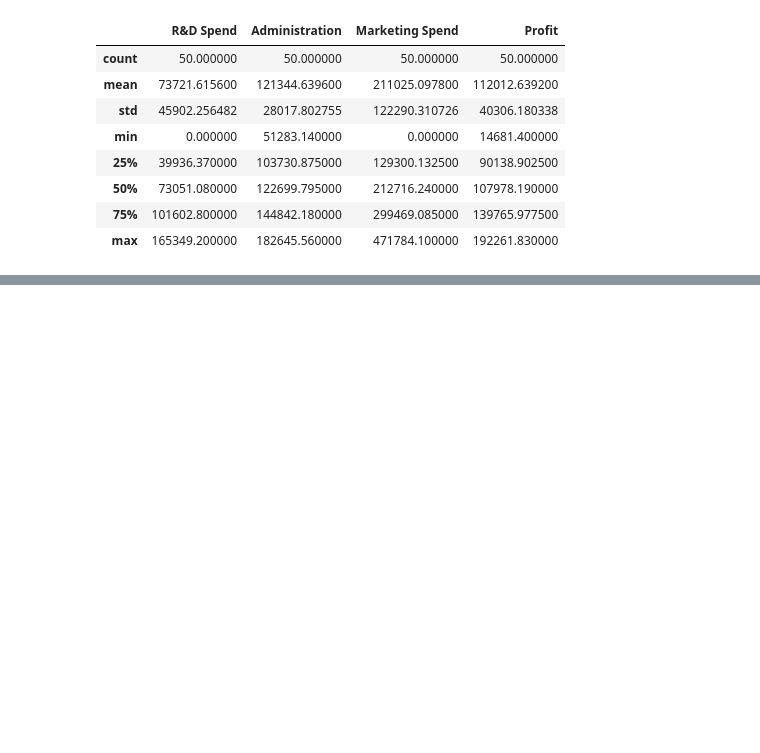
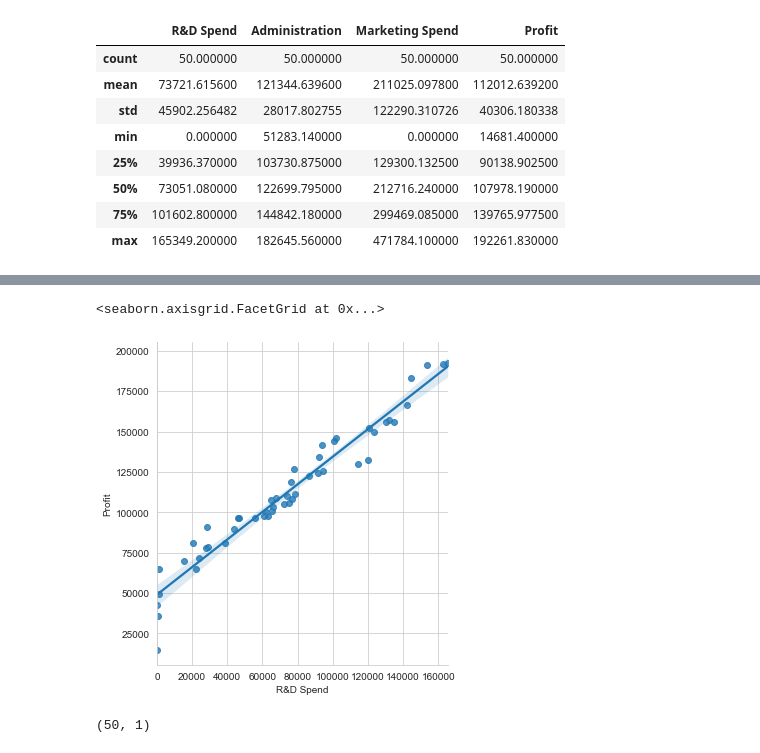
Before and after one commit to parikshitshinge/startup-profit-prediction-model, a Jupyter notebook: StartupsProfitPredictionModel.ipynb, the cells around one changed output, grey strips where cells are left out. Saved outputs shown, nothing was run; the diff lists cells and outputs as text; code cells hidden in the pictures; blank space fills up the shorter version.

```diff
--- a/StartupsProfitPredictionModel.ipynb
+++ b/StartupsProfitPredictionModel.ipynb
@@ -30,0 +46,14 @@ data.describe()
+# %%
+#auto linear regression using Seaborn
+sns.lmplot(x='R&D Spend', y='Profit', data = data)
+# %% [output]
+<seaborn.axisgrid.FacetGrid at 0x...>
+[figure, added]
+# %%
+# Manually plot best fit line using numpy
+# Using numpy for Univariate Linear Regression
+X = data['R&D Spend']
+X = np.vstack(data['R&D Spend']) # numpy's regression method needs 2D array with Values by # of Attributes
+X.shape
+# %% [output]
+(50, 1)
```
Also changed, not shown: parts of 8 cells of this notebook.
